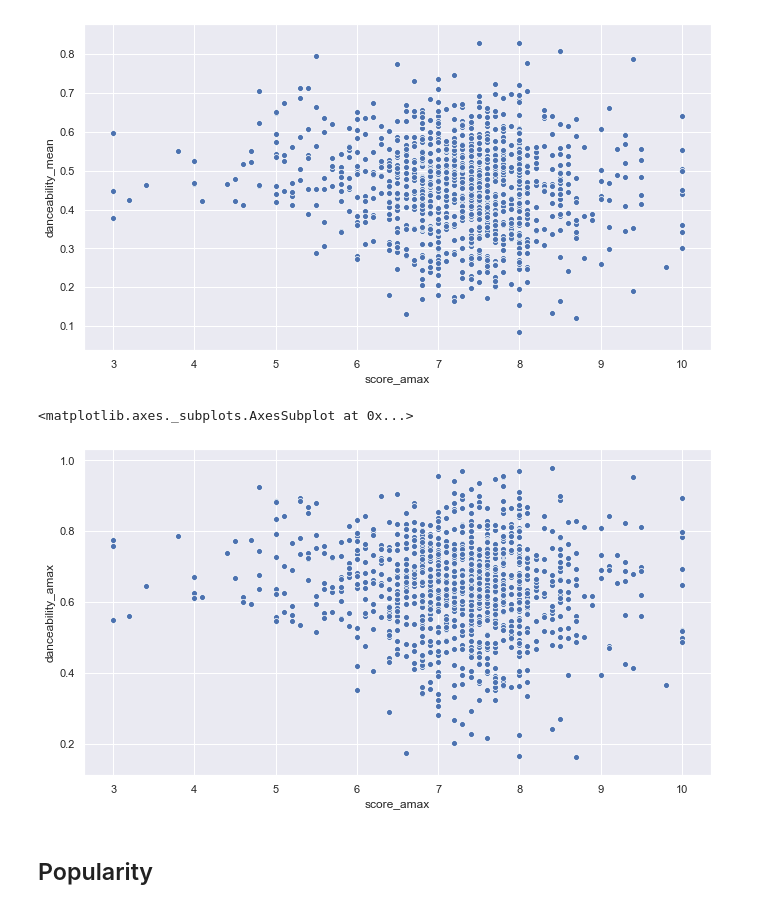
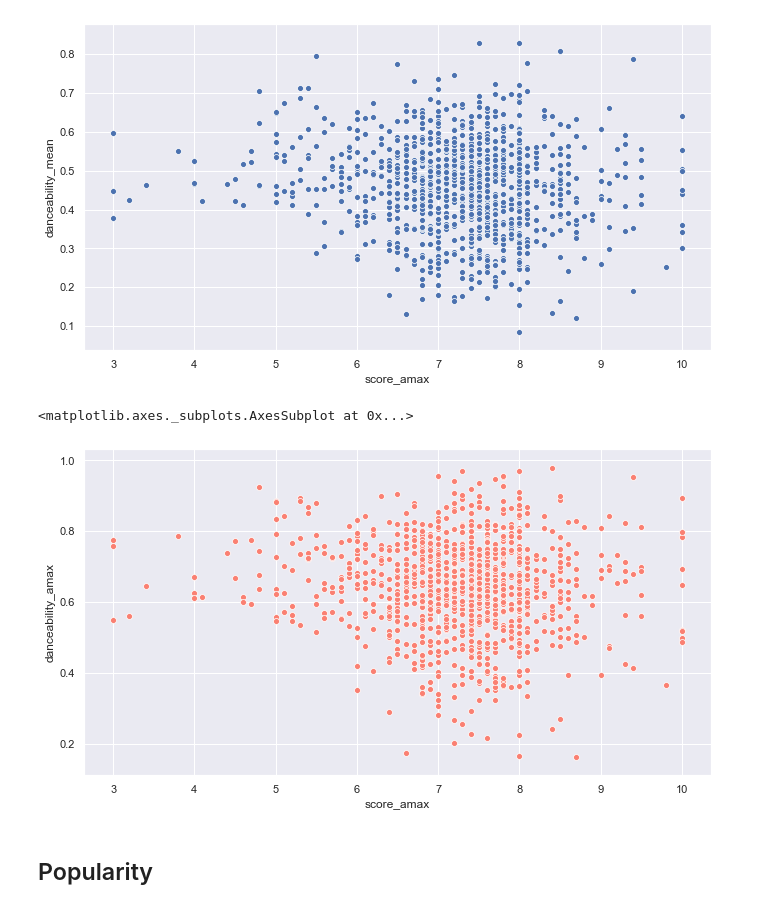
Before and after one commit to LeDorean/album_score_prediction, a Jupyter notebook: Notebooks/eda.ipynb, the cells around one changed output. Saved outputs shown, nothing was run; the diff lists cells and outputs as text; code cells hidden in the pictures.

```diff
--- a/Notebooks/eda.ipynb
+++ b/Notebooks/eda.ipynb
@@ -168,10 +163,10 @@ sns.scatterplot(x="score_amax", y="danceability_mean",
 # %%
 fig, ax = plt.subplots(figsize=(10,6))
 sns.scatterplot(x="score_amax", y="danceability_amax",
-                data=rock_df)
+                data=rock_df, color='salmon')
 # %% [output]
 <matplotlib.axes._subplots.AxesSubplot at 0x...>
-[figure, old version]
+[figure, new version]
 # %% [markdown]
 ## Popularity
 # %%
```
Also changed, not shown: parts of 15 cells of this notebook, 14 other files.
